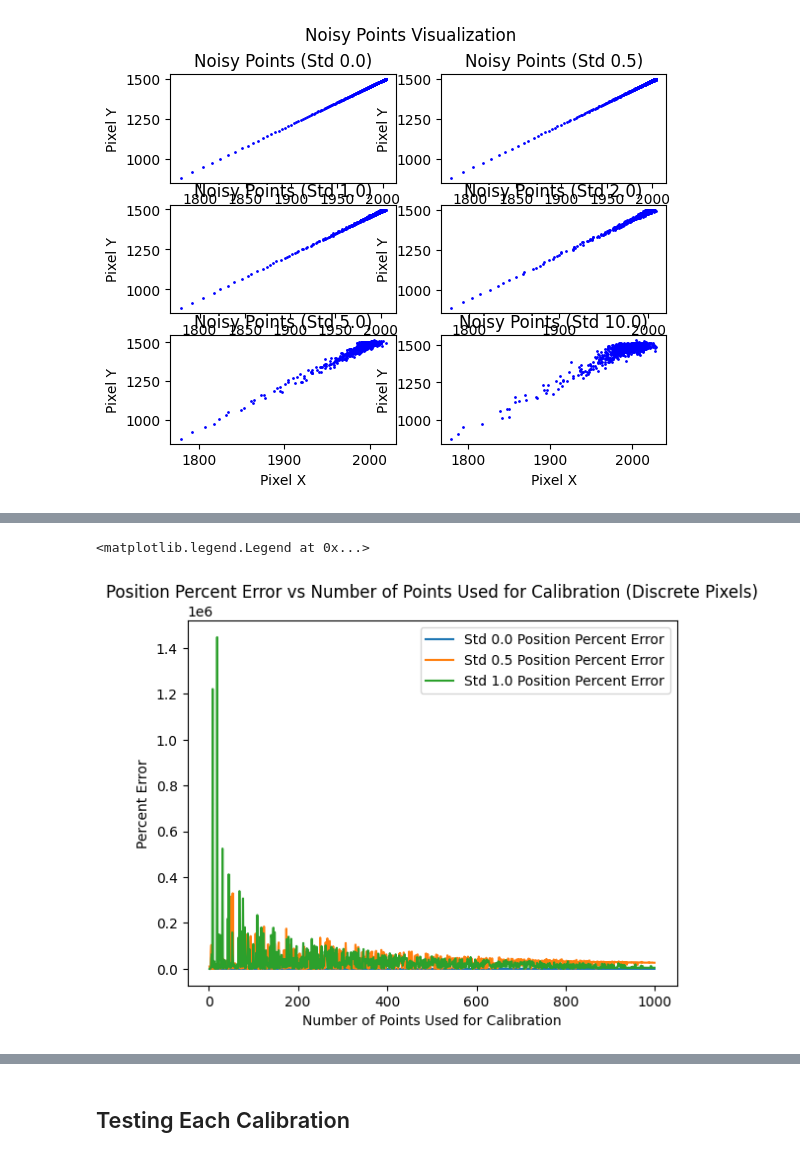
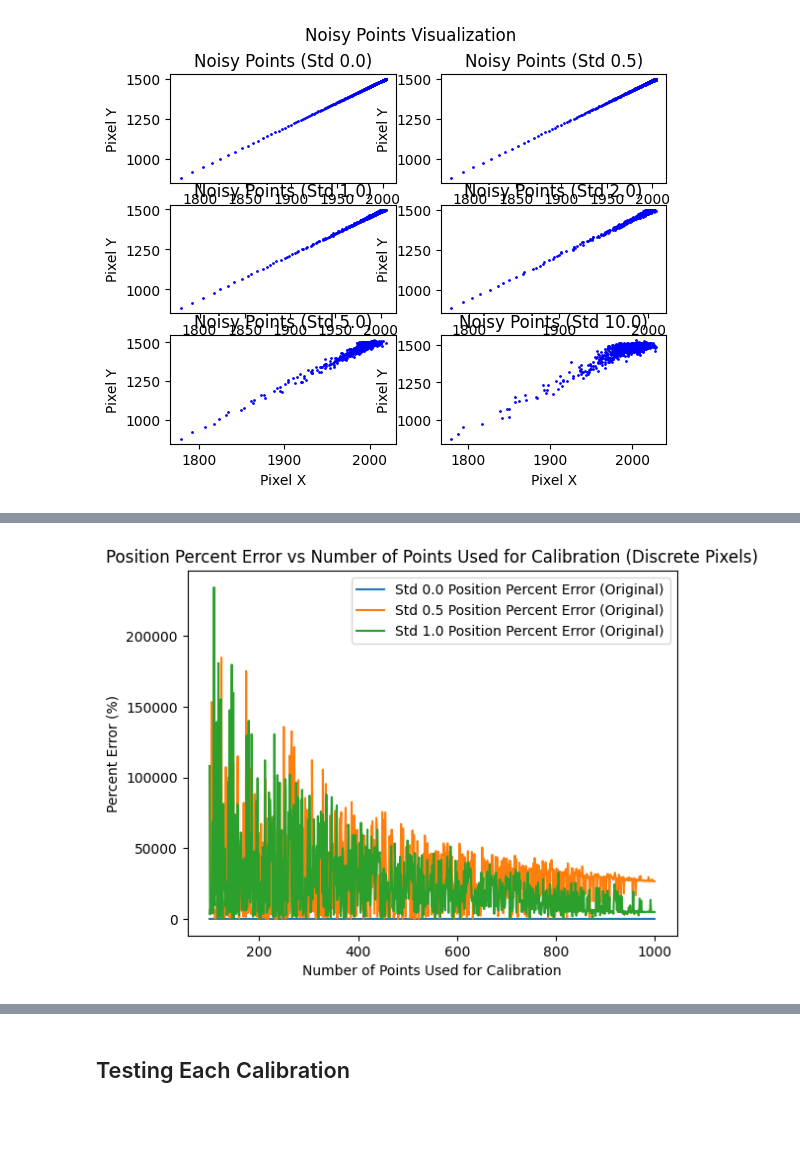
Before and after one commit to UCSD-E4E/imwut_2026_fishsense_lite, a Jupyter notebook: calibraiton_analysis_no_corrections.ipynb, the cells around one changed output, grey strips where cells are left out. Cells and saved outputs as stored; diff of their text form; code cells hidden in the pictures; blank space fills up the shorter version.

```diff
--- a/calibraiton_analysis_no_corrections.ipynb
+++ b/calibraiton_analysis_no_corrections.ipynb
@@ -221,14 +185,5 @@ plt.legend()
 # %%
-for std, arrays, _ in calibrations_by_stds[:2]:
-    percent_error = np.abs((np.array(arrays) - np.tile(laser_params, (len(arrays), 1))) / np.tile(laser_params, (len(arrays), 1)) * 100)
-
-    direction_percent_error = percent_error[:, ][:, 0:3]
-    position_percent_error = np.mean(percent_error[:, ][:, 3:5], axis=1)
-
-    plt.plot(np.arange(2, STEP_COUNT), position_percent_error, label=f'Std {std} Position Percent Error')
-
-plt.title('Position Percent Error vs Number of Points Used for Calibration (Continuous)')
-plt.xlabel('Number of Points Used for Calibration')
-plt.ylabel('Percent Error')
-plt.legend()
+_ = plot_position_percent_error({
+    "Original/solid": [(std, arrays) for std, arrays, _ in calibrations_by_stds[0:2]],
+}, laser_params, STEP_COUNT, "Continuous", start=100)
 # %% [output]
@@ -237,14 +191,5 @@ plt.legend()
 # %%
-for std, _, arrays_pixel in calibrations_by_stds:
-    percent_error = np.abs((np.array(arrays_pixel) - np.tile(laser_params, (len(arrays_pixel), 1))) / np.tile(laser_params, (len(arrays_pixel), 1)) * 100)
-
-    direction_percent_error = percent_error[:, ][:, 0:3]
-    position_percent_error = np.mean(percent_error[:, ][:, 3:5], axis=1)
-
-    plt.plot(np.arange(2, STEP_COUNT), position_percent_error, label=f'Std {std} Position Percent Error')
-
-plt.title('Position Percent Error vs Number of Points Used for Calibration (Discrete Pixels)')
-plt.xlabel('Number of Points Used for Calibration')
-plt.ylabel('Percent Error')
-plt.legend()
+_ = plot_position_percent_error({
+    "Original/solid": [(std, arrays) for std, _, arrays in calibrations_by_stds],
+}, laser_params, STEP_COUNT, "Discrete Pixels", start=100)
 # %% [output]
@@ -253,17 +197,7 @@ plt.legend()
 # %%
-for std, _, arrays_pixel in calibrations_by_stds[:3]:
-    percent_error = np.abs((np.array(arrays_pixel) - np.tile(laser_params, (len(arrays_pixel), 1))) / np.tile(laser_params, (len(arrays_pixel), 1)) * 100)
-
-    direction_percent_error = percent_error[:, ][:, 0:3]
-    position_percent_error = np.mean(percent_error[:, ][:, 3:5], axis=1)
-
-    plt.plot(np.arange(2, STEP_COUNT), position_percent_error, label=f'Std {std} Position Percent Error')
-
-plt.title('Position Percent Error vs Number of Points Used for Calibration (Discrete Pixels)')
-plt.xlabel('Number of Points Used for Calibration')
-plt.ylabel('Percent Error')
-plt.legend()
+_ = plot_position_percent_error({
+    "Original/solid": [(std, arrays) for std, _, arrays in calibrations_by_stds[:3]],
+}, laser_params, STEP_COUNT, "Discrete Pixels", start=100)
 # %% [output]
-<matplotlib.legend.Legend at 0x...>
-[figure, old version]
+[figure, new version]
 # %%
```
Also changed, not shown: parts of 9 cells of this notebook, 6 other files.
